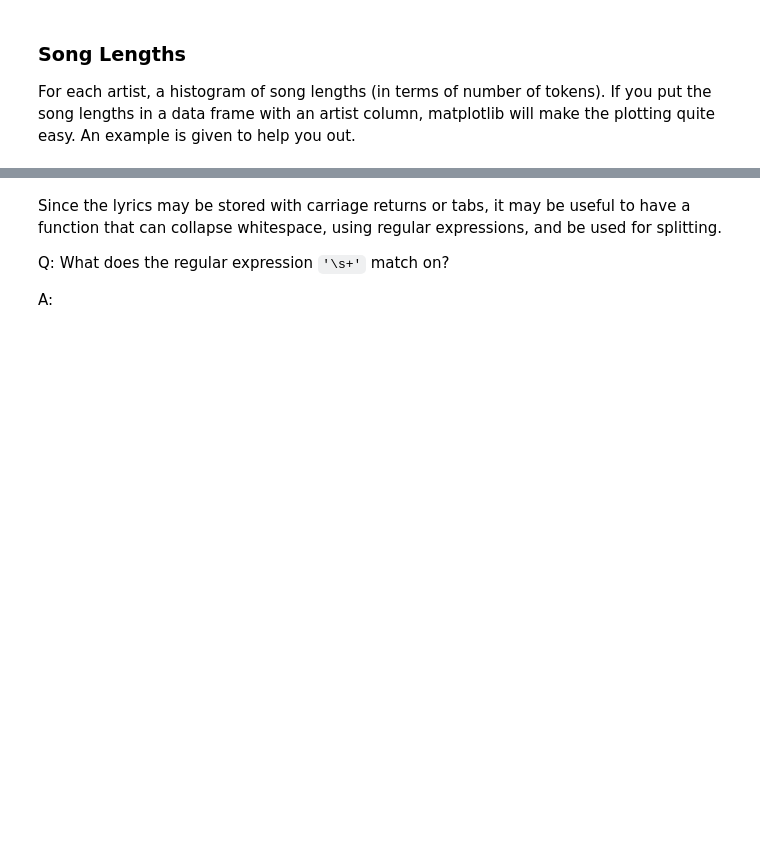
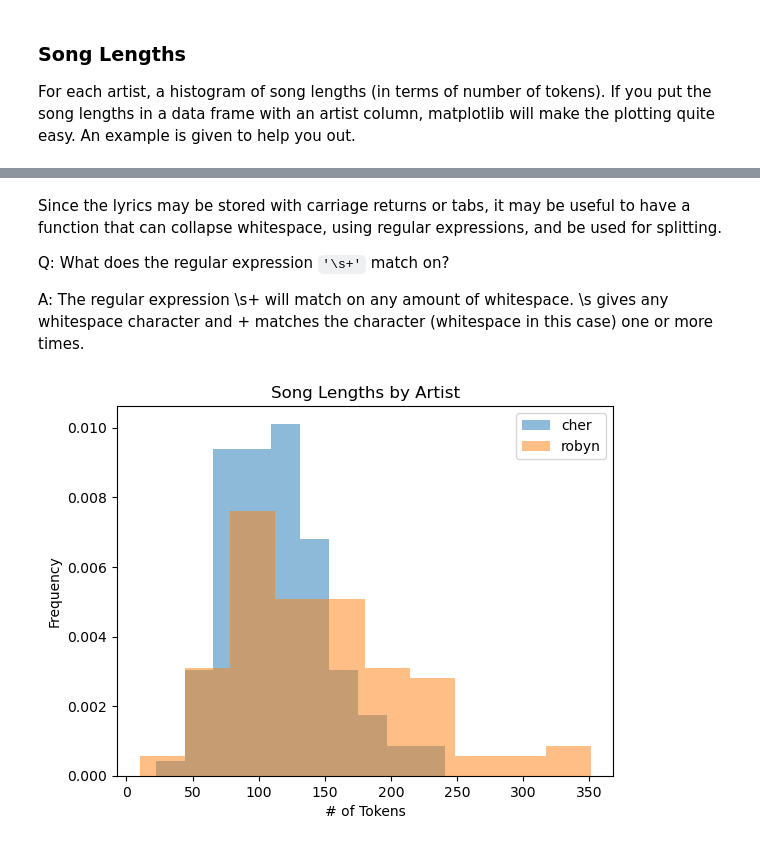
Before and after one commit to clairebentzen/lyric-tokenization, a Jupyter notebook: Lyrics and Description EDA.ipynb, the cells around one changed output, grey strips where cells are left out. Saved outputs shown, nothing was run; the diff lists cells and outputs as text; code cells hidden in the pictures; blank space fills up the shorter version.

```diff
--- a/Lyrics and Description EDA.ipynb
+++ b/Lyrics and Description EDA.ipynb
@@ -417,7 +476,7 @@ Since the lyrics may be stored with carriage returns or tabs, it may be useful t
 
 Q: What does the regular expression `'\s+'` match on?
 
-A:
+A: The regular expression \s+ will match on any amount of whitespace. \s gives any whitespace character and + matches the character (whitespace in this case) one or more times.
 # %%
 collapse_whitespace = re.compile(r'\s+')
 
@@ -425,4 +484,17 @@ def tokenize_lyrics(lyric) :
     """strip and split on whitespace"""
     return([item.lower() for item in collapse_whitespace.split(lyric)])
 # %%
-# Your lyric length comparison chart here.
+# Tokenize lyrics
+lyrics_df['tokenized'] = lyrics_df['cleaned_lyrics'].apply(tokenize_lyrics)
+
+# Get length (number of tokens)
+lyrics_df['length'] = lyrics_df['tokenized'].apply(len)
+# %%
+# Plot song length comparison
+lyrics_df.groupby('artist')['length'].plot(kind="hist",density=True,alpha=0.5,legend=True)
+
+plt.title('Song Lengths by Artist')
+plt.xlabel('# of Tokens')
+plt.show()
+# %% [output]
+[figure, added]
```
Also changed, not shown: parts of 12 cells of this notebook.
